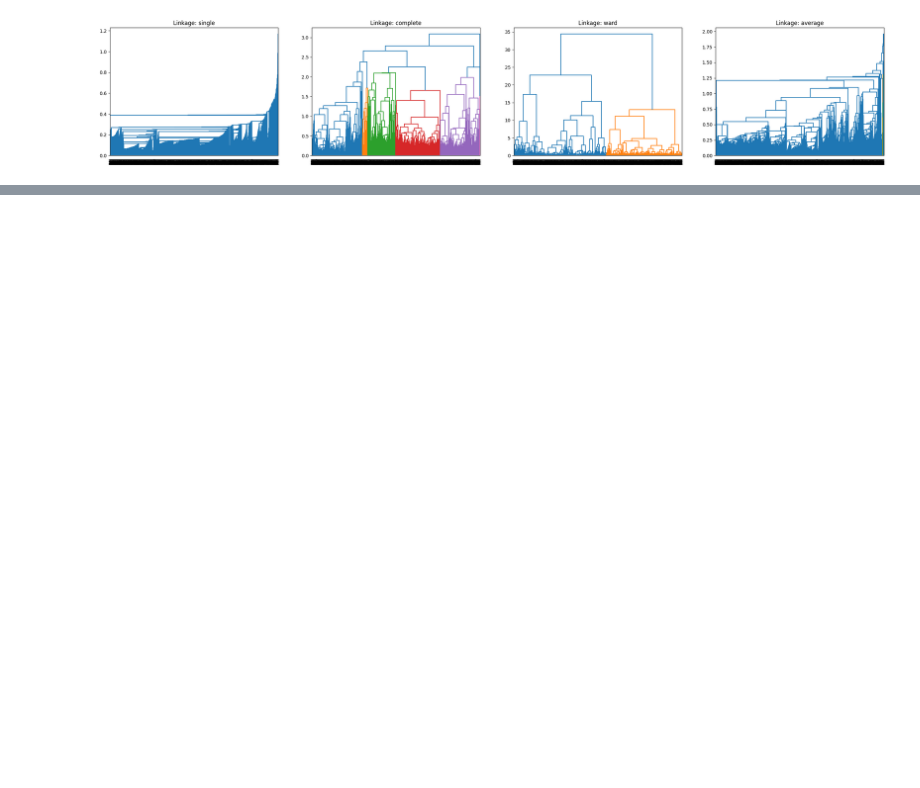
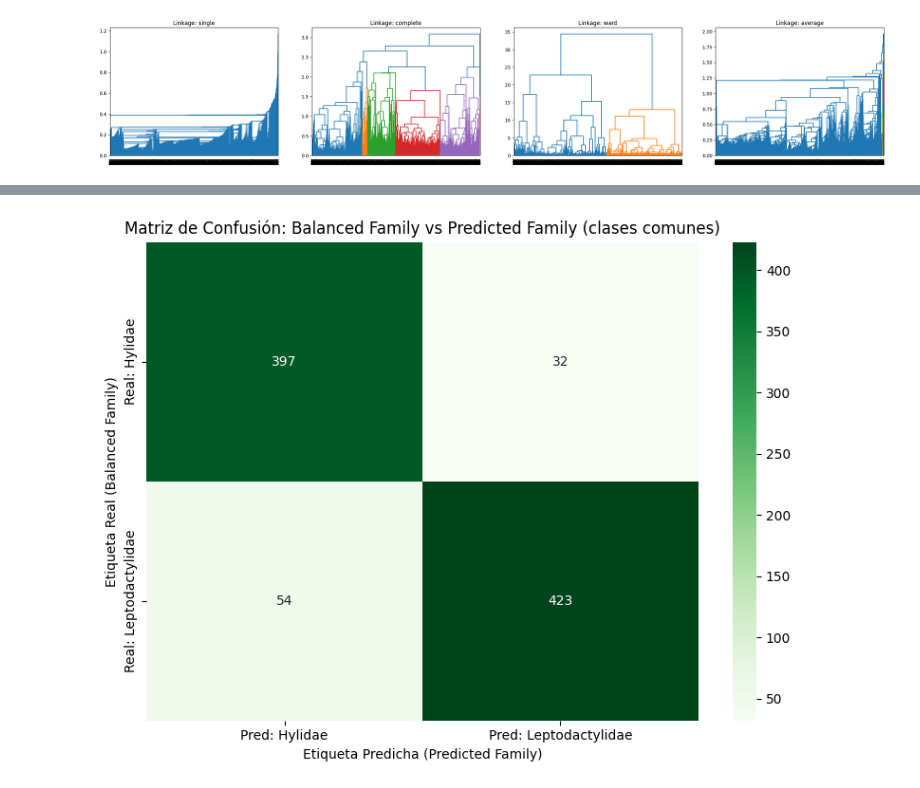
Before and after one commit to maxi9113/colab_notebook, a Jupyter notebook: IC_Ejercicio_jerarquicio_taller_2.ipynb, the cells around one changed output, grey strips where cells are left out. Drawn from its saved outputs; the diff is of its cells as text; code cells hidden in the pictures; blank space fills up the shorter version.

```diff
--- a/IC_Ejercicio_jerarquicio_taller_2.ipynb
+++ b/IC_Ejercicio_jerarquicio_taller_2.ipynb
@@ -253,0 +335,33 @@ display(df_train)
+# %%
+import pandas as pd
+import seaborn as sns
+import matplotlib.pyplot as plt
+from sklearn.metrics import confusion_matrix
+
+# ✅ Obtener solo las clases que existen en ambos campos
+common_labels = sorted(list(set(df_evaluate['balanced_family']) & set(df_evaluate['predicted_family'])))
+
+# Crear matriz de confusión con etiquetas comunes
+conf_mat = confusion_matrix(
+    df_evaluate['balanced_family'],
+    df_evaluate['predicted_family'],
+    labels=common_labels
+)
+
+# Convertir a DataFrame para mejor visualización
+conf_df = pd.DataFrame(
+    conf_mat,
+    index=[f"Real: {c}" for c in common_labels],
+    columns=[f"Pred: {c}" for c in common_labels]
+)
+
+# Graficar como mapa de calor
+plt.figure(figsize=(8, 6))
+sns.heatmap(conf_df, annot=True, fmt="d", cmap="Greens")
+plt.title("Matriz de Confusión: Balanced Family vs Predicted Family (clases comunes)")
+plt.ylabel("Etiqueta Real (Balanced Family)")
+plt.xlabel("Etiqueta Predicha (Predicted Family)")
+plt.tight_layout()
+plt.show()
+# %% [output]
+[figure, added]
```
Also changed, not shown: parts of 7 cells of this notebook.
